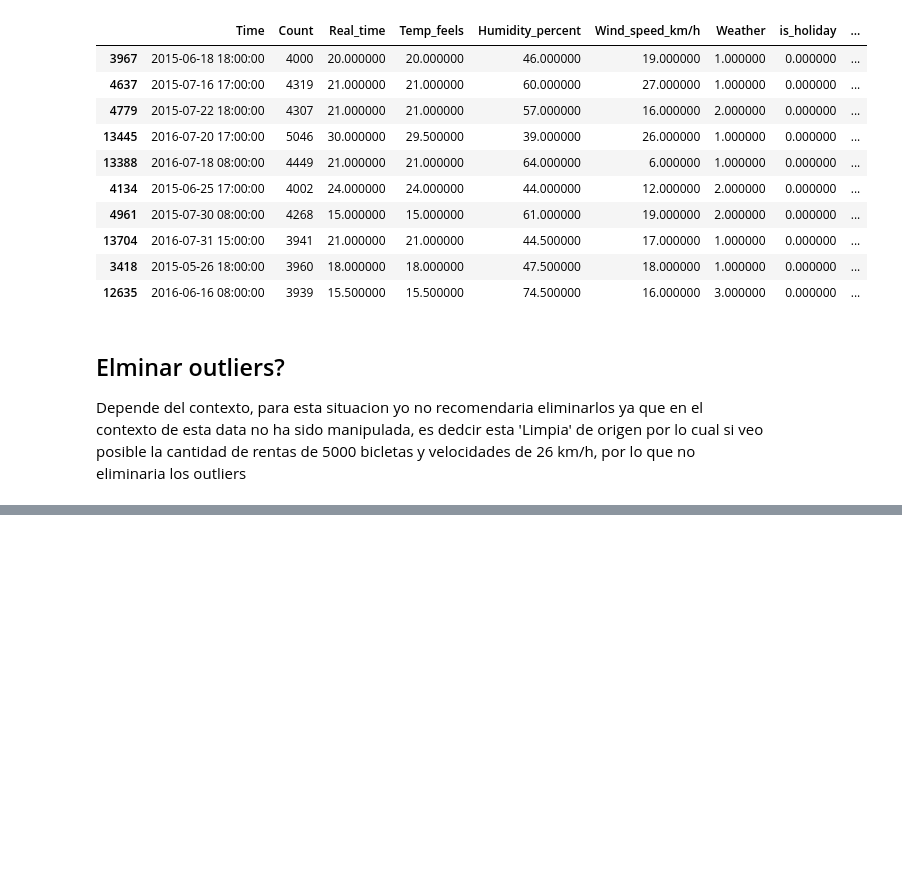
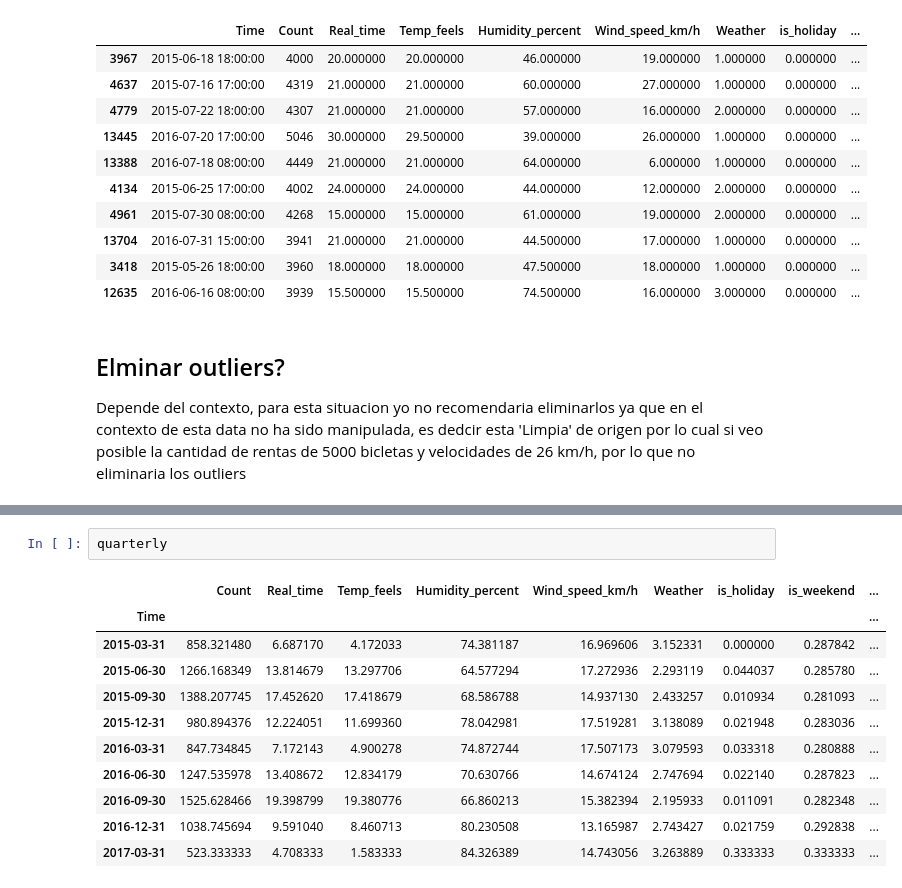
Before and after one commit to JairAmaro/Portafolio, a Jupyter notebook: London bike shariong/London.ipynb, the cells around one changed output, grey strips where cells are left out. Saved outputs shown, nothing was run; the diff lists cells and outputs as text; blank space fills up the shorter version.

```diff
--- a/London bike shariong/London.ipynb
+++ b/London bike shariong/London.ipynb
@@ -238,0 +270,14 @@ Depende del contexto, para esta situacion yo no recomendaria eliminarlos ya que
+# %%
+quarterly
+# %% [output]
+|  | Count | Real_time | Temp_feels | Humidity_percent | Wind_speed_km/h | Weather | is_holiday | is_weekend | ... |
+| Time |  |  |  |  |  |  |  |  | ... |
+| 2015-03-31 | 858.321480 | 6.687170 | 4.172033 | 74.381187 | 16.969606 | 3.152331 | 0.000000 | 0.287842 | ... |
+| 2015-06-30 | 1266.168349 | 13.814679 | 13.297706 | 64.577294 | 17.272936 | 2.293119 | 0.044037 | 0.285780 | ... |
+| 2015-09-30 | 1388.207745 | 17.452620 | 17.418679 | 68.586788 | 14.937130 | 2.433257 | 0.010934 | 0.281093 | ... |
+| 2015-12-31 | 980.894376 | 12.224051 | 11.699360 | 78.042981 | 17.519281 | 3.138089 | 0.021948 | 0.283036 | ... |
+| 2016-03-31 | 847.734845 | 7.172143 | 4.900278 | 74.872744 | 17.507173 | 3.079593 | 0.033318 | 0.280888 | ... |
+| 2016-06-30 | 1247.535978 | 13.408672 | 12.834179 | 70.630766 | 14.674124 | 2.747694 | 0.022140 | 0.287823 | ... |
+| 2016-09-30 | 1525.628466 | 19.398799 | 19.380776 | 66.860213 | 15.382394 | 2.195933 | 0.011091 | 0.282348 | ... |
+| 2016-12-31 | 1038.745694 | 9.591040 | 8.460713 | 80.230508 | 13.165987 | 2.743427 | 0.021759 | 0.292838 | ... |
+| 2017-03-31 | 523.333333 | 4.708333 | 1.583333 | 84.326389 | 14.743056 | 3.263889 | 0.333333 | 0.333333 | ... |
```
Also changed, not shown: parts of 19 cells of this notebook.
